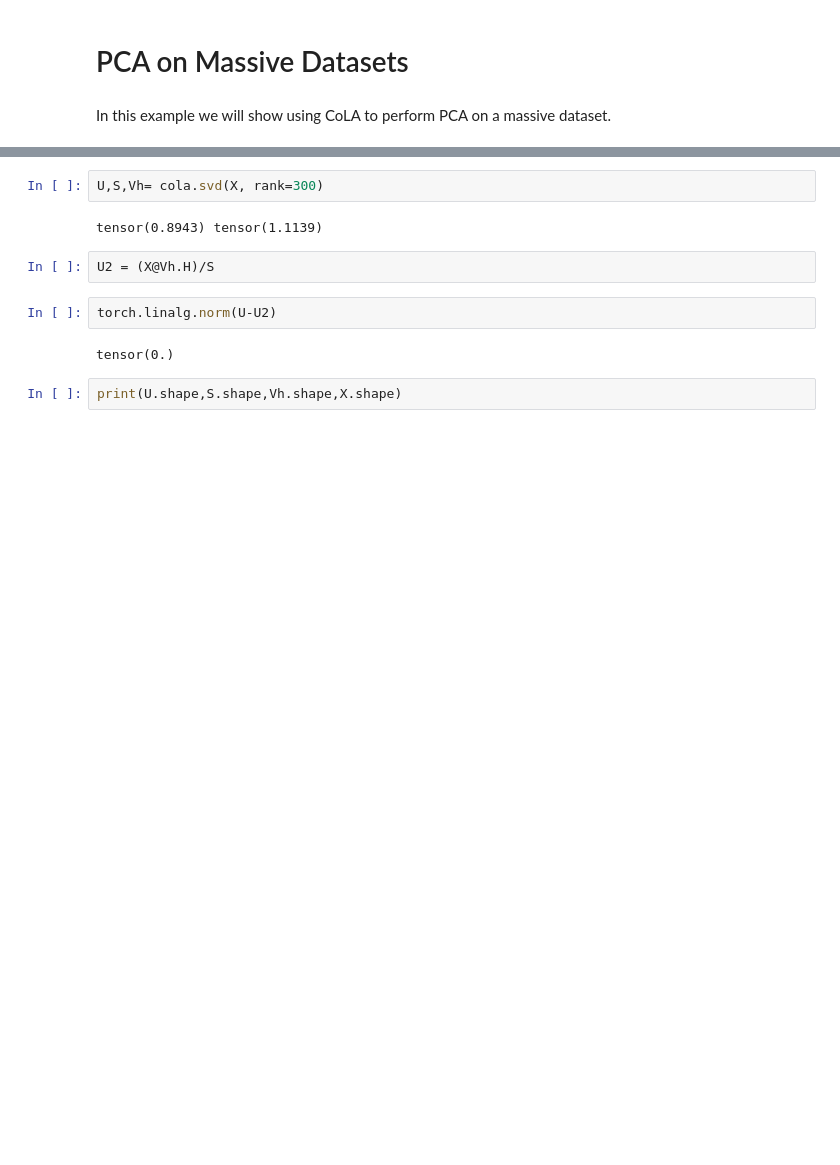
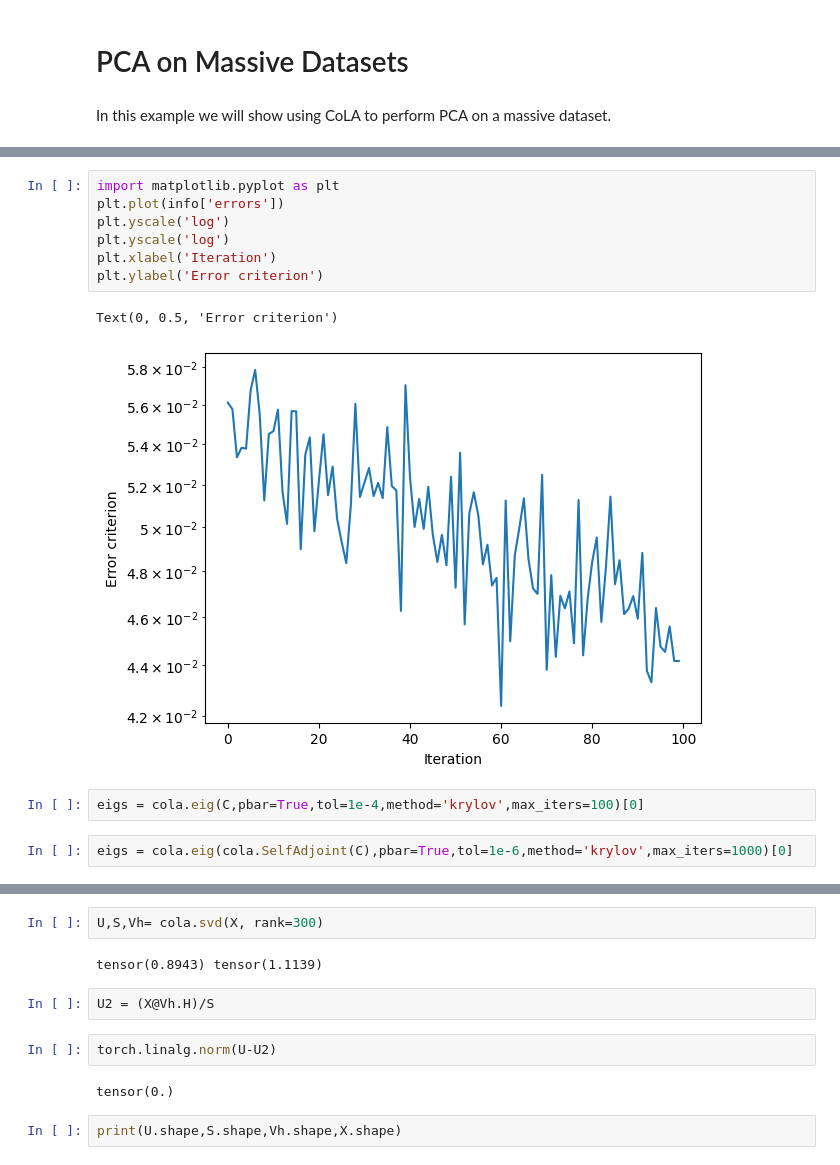
Before and after one commit to wilson-labs/cola, a Jupyter notebook: docs/notebooks/01_PCA.ipynb, the cells around one changed output, grey strips where cells are left out. Cells and saved outputs as stored; diff of their text form; blank space fills up the shorter version.

```diff
--- a/docs/notebooks/01_PCA.ipynb
+++ b/docs/notebooks/01_PCA.ipynb
@@ -20,0 +82,14 @@ Dataset (N=100,000 | D=300)
+# %%
+import matplotlib.pyplot as plt
+plt.plot(info['errors'])
+plt.yscale('log')
+plt.yscale('log')
+plt.xlabel('Iteration')
+plt.ylabel('Error criterion')
+# %% [output]
+Text(0, 0.5, 'Error criterion')
+[figure, added]
+# %%
+eigs = cola.eig(C,pbar=True,tol=1e-4,method='krylov',max_iters=100)[0]
+# %%
+eigs = cola.eig(cola.SelfAdjoint(C),pbar=True,tol=1e-6,method='krylov',max_iters=1000)[0]
```
Also changed, not shown: parts of 11 cells of this notebook, 2 other files.
